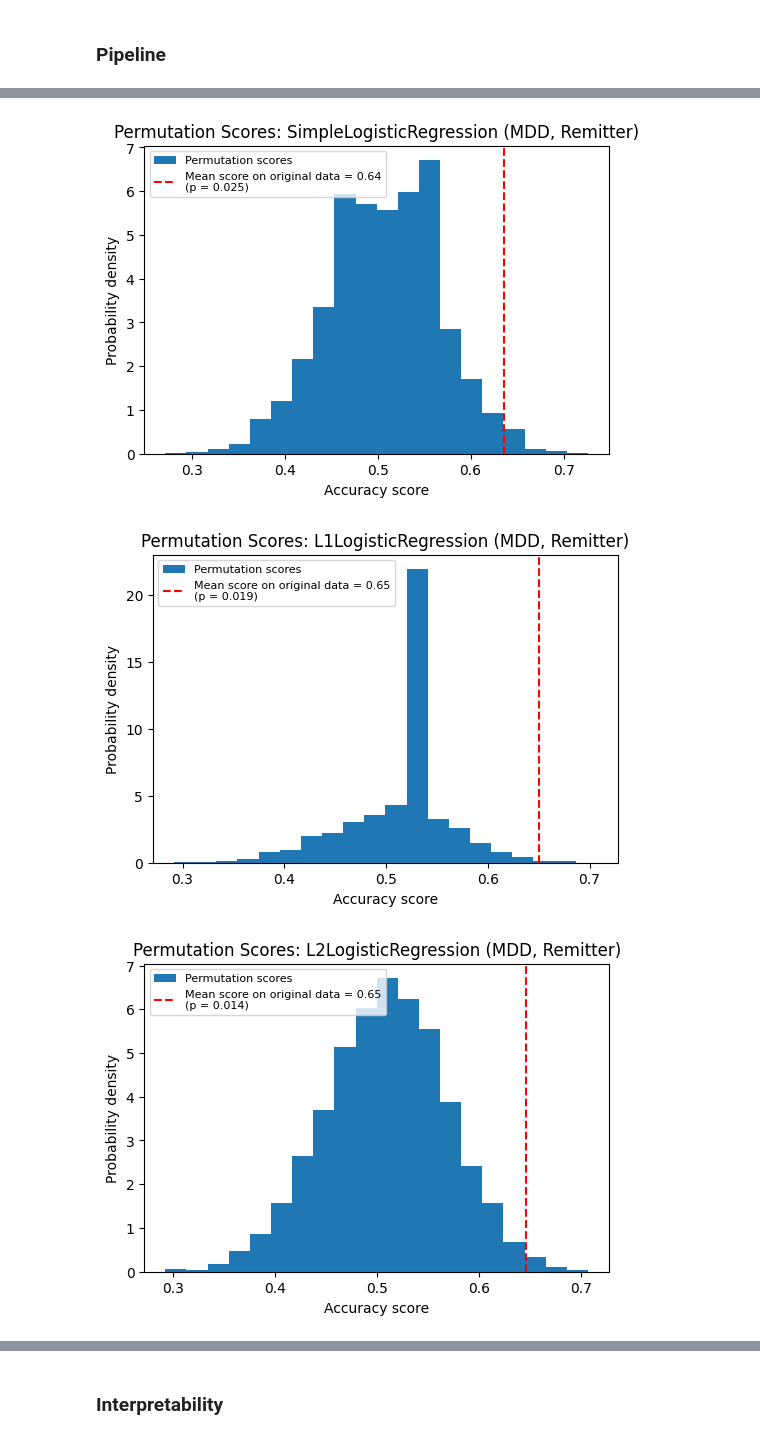
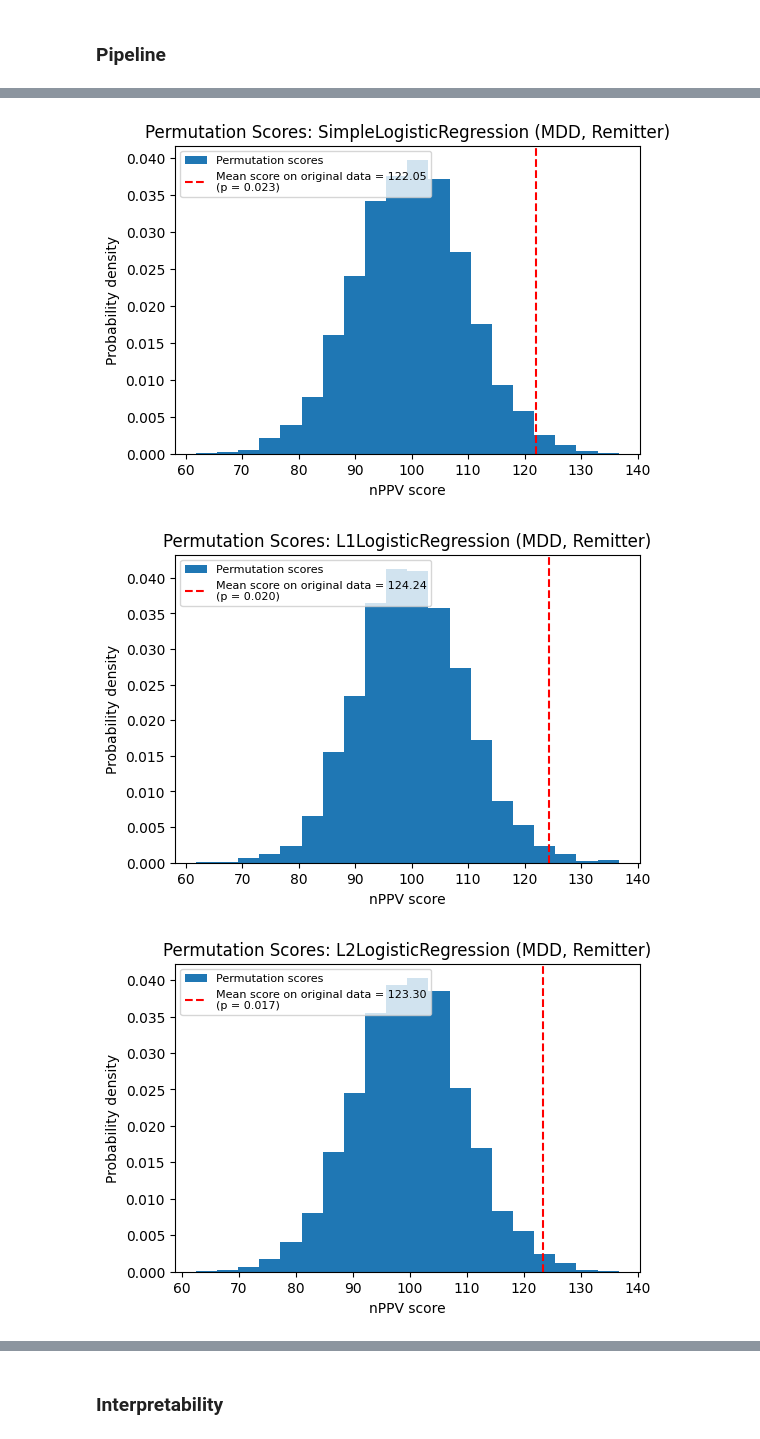
Before and after one commit to s-bao/tdbrain-model, a Jupyter notebook: notebooks/mdd_models/demographic_only.ipynb, the cells around one changed output, grey strips where cells are left out. Saved outputs shown, nothing was run; the diff lists cells and outputs as text; code cells hidden in the pictures.

Commit message:
changed all pipelines to use nppv and experimented more with dyna features

```diff
--- a/notebooks/mdd_models/demographic_only.ipynb
+++ b/notebooks/mdd_models/demographic_only.ipynb
@@ -29,6 +30,8 @@ response_var_cap = "Remitter"
 # response_var_cap = "Responder"
 conditions = "mdd"
 conditions_cap = "MDD"
+eval_metric = "nppv"
+eval_metric_cap = "nPPV"
 # %% [markdown]
 ### Load in data
 # %%
@@ -140,6 +143,20 @@ X_val shape: (25, 5)
 Fold 4
 X_train shape: (75, 5)
 X_val shape: (24, 5)
+# %%
+# construct custom nppv scoring function
+def nppv(y_true, y_pred):
+    tn, fp, fn, tp = confusion_matrix(y_true, y_pred).ravel()
+    denom_ppv = tp + fp
+    percent_pos = np.mean(y_true == 1)
+
+    if denom_ppv == 0 or percent_pos == 0:
+        return 0
+
+    ppv = tp / denom_ppv
+    return (ppv / percent_pos) * 100 # can do -1 here too
+
+nppv_scorer = make_scorer(nppv)
 # %% [markdown]
 ### Pipeline
 # %%
@@ -179,7 +196,11 @@ def MLpipe_SKFold(X, y, preprocessor, ML_algo, param_grid, model_name, eval_metr
 
         # --- PIPELINE & GRID SEARCH ---
         pipeline = make_pipeline(preprocessor, ML_algo)
-        grid = GridSearchCV(pipeline, param_grid=param_grid, cv=kf, scoring=eval_metric, return_train_score=True, n_jobs=-1, verbose=0)
+        if eval_metric == "nppv":
+            scoring_func = nppv_scorer
+        else:
+            scoring_func = eval_metric
+        grid = GridSearchCV(pipeline, param_grid=param_grid, cv=kf, scoring=scoring_func, return_train_score=True, n_jobs=-1, verbose=0)
         grid.fit(X_other, y_other)
         results = pd.DataFrame(grid.cv_results_)
         # print("\nGrid search results:\n", results)
@@ -203,6 +224,19 @@ def MLpipe_SKFold(X, y, preprocessor, ML_algo, param_grid, model_name, eval_metr
             best_test_score = f1_score(y_test, y_test_pred, average="macro")
         elif eval_metric == "f1_weighted":
             best_test_score = f1_score(y_test, y_test_pred, average="weighted")
+        elif eval_metric == "nppv":
+            best_test_score = nppv(y_test, y_test_pred)
+            tn, fp, fn, tp = confusion_matrix(y_test, y_test_pred).ravel()
+            # print("tn, fp, fn, tp:", tn, fp, fn, tp)
+            # print("Percent pos in other:", np.mean(y_other == 1))
+            # print("Percent pos in test:", np.mean(y_test == 1))
+
+            # probs = best_model.predict_proba(X_test)[:,1]
+            # print("min prob, max prob:", probs.min(), probs.max())
+
+            # coefs = best_model.named_steps["logisticregression"].coef_.ravel()
+            # print("Number of nonzero coefficients:", (coefs != 0).sum())
+            # print("Total coefficients:", len(coefs))
         else:
             raise ValueError("Evaluation metric not handled in this pipeline.")
         test_scores.append(best_test_score)
@@ -215,7 +249,7 @@ def MLpipe_SKFold(X, y, preprocessor, ML_algo, param_grid, model_name, eval_metr
                 best_model,
                 X_other,
                 y_other,
-                scoring=eval_metric,
+                scoring=scoring_func,
                 cv=kf,
                 n_permutations=1000,
                 random_state=random_state,
@@ -279,11 +313,12 @@ models = {
     ),
 }
 # %%
-# evaluation metric = accuracy
+# evaluation metric = nppv
 summary_acc = {}
 perm_plot_data = {}
+n_random_states = 5
 for model_name, (algo, param_grid) in models.items():
-    train_scores, test_scores, best_models, mean_baseline, cv_scores, perm_scores_list, perm_pvalues = MLpipe_SKFold(X, y, preprocessor, algo, param_grid, model_name, 'accuracy')
+    train_scores, test_scores, best_models, mean_baseline, cv_scores, perm_scores_list, perm_pvalues = MLpipe_SKFold(X, y, preprocessor, algo, param_grid, model_name, eval_metric, num_states=n_random_states)
 
     # clean print of scores
     train_scores_clean = [round(float(s), 4) for s in train_scores]
@@ -391,30 +428,30 @@ plt.show()
 # %%
 # generate permutation plots
 # plot_permutation_results(perm_plot_data, "MDD Remitter")
 title_suffix = f"{conditions_cap}, {response_var_cap}"
 for model_name, (cv_scores, perm_scores_list, p_values) in perm_plot_data.items():
 
         cv_score = np.mean(cv_scores)
         perm_scores = np.concatenate(perm_scores_list)
         p_value = np.mean(p_values)
 
         plt.figure(figsize=(6,4))
         plt.hist(perm_scores, bins=20, density=True, label="Permutation scores")
 
         plt.axvline(
             cv_score,
             ls="--",
             color="r",
             label=f"Mean score on original data = {cv_score:.2f}\n(p = {p_value:.3f})"
         )
 
         plt.legend(fontsize=8)
-        plt.xlabel("Accuracy score")
+        plt.xlabel(f"{eval_metric_cap} score")
         plt.ylabel("Probability density")
         plt.title(f"Permutation Scores: {model_name} ({title_suffix})")
 
         plt.show()
 # %% [output]
-[figure, old version]
+[figure, new version]
-[figure, old version]
+[figure, new version]
-[figure, old version]
+[figure, new version]
```
Also changed, not shown: parts of 6 cells of this notebook, 48 other files.
